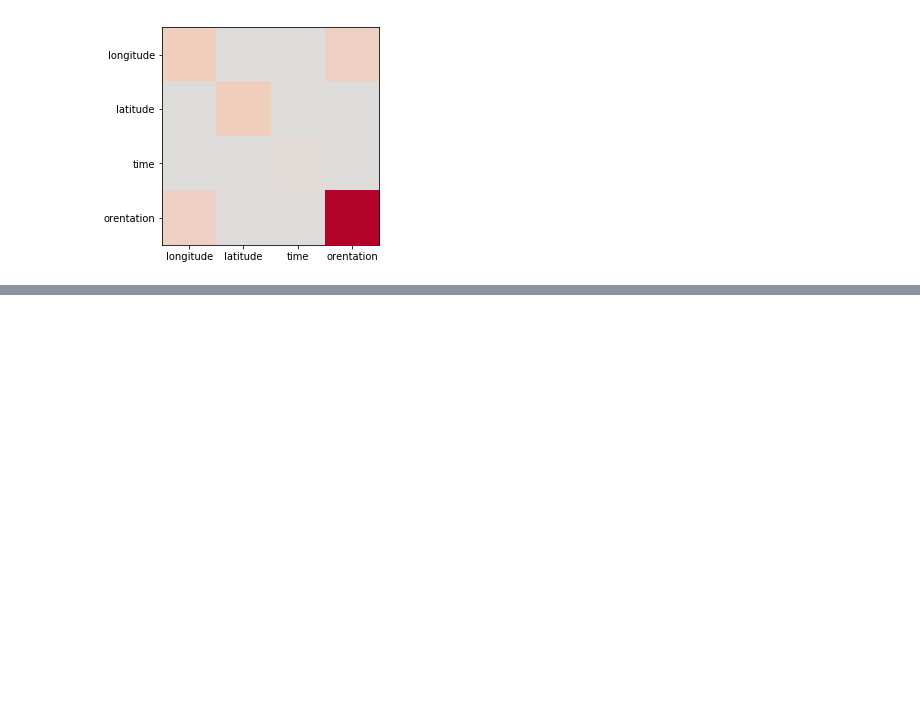
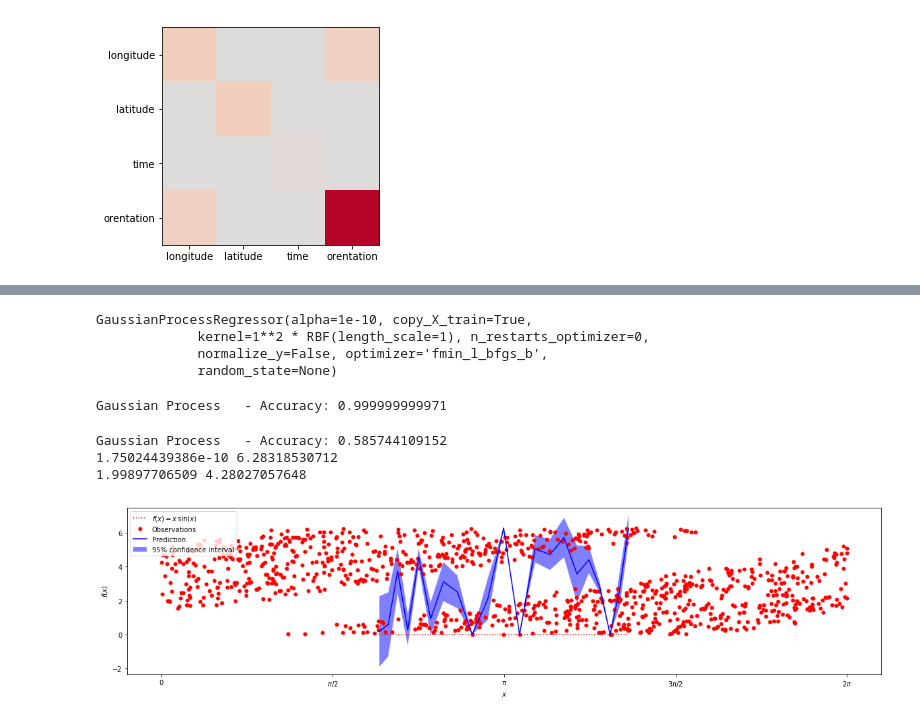
Before and after one commit to InsectRobotics/skylight, a Jupyter notebook: notebooks/pca-sun.ipynb, the cells around one changed output, grey strips where cells are left out. Saved outputs shown, nothing was run; the diff lists cells and outputs as text; code cells hidden in the pictures; blank space fills up the shorter version.

```diff
--- a/notebooks/pca-sun.ipynb
+++ b/notebooks/pca-sun.ipynb
@@ -379,0 +415,59 @@ MemoryError:
+# %%
+p = np.random.permutation(xxx.shape[0])
+x_train = xxx[p[:1000], :3]
+y_train = xxx[p[:1000], 3]
+kernel = 1.0 * RBF(length_scale=1.0, length_scale_bounds=(1e-1, 10.0))
+# kernel = 1.0 * RationalQuadratic(length_scale=1.0, alpha=0.1)
+# kernel = 1.0 * ExpSineSquared(length_scale=1.0, periodicity=3.0,
+#                               length_scale_bounds=(0.1, 10.0), periodicity_bounds=(1.0, 10.0))
+# kernel = ConstantKernel(0.1, (0.01, 10.0)) * (DotProduct(sigma_0=1.0, sigma_0_bounds=(0.0, 10.0)) ** 2)
+# kernel = 1.0 * Matern(length_scale=1.0, length_scale_bounds=(1e-1, 10.0), nu=1.5)
+
+gp = GaussianProcessRegressor(kernel=kernel)
+gp.fit(x_train, y_train)
+# %% [output]
+GaussianProcessRegressor(alpha=1e-10, copy_X_train=True,
+             kernel=1**2 * RBF(length_scale=1), n_restarts_optimizer=0,
+             normalize_y=False, optimizer='fmin_l_bfgs_b',
+             random_state=None)
+# %%
+p_gp = gp.predict(x_train)
+acc_gp = 1 - angdist(y_train, p_gp).mean() / np.pi
+print "Gaussian Process   - Accuracy:", acc_gp
+# %% [output]
+Gaussian Process   - Accuracy: 0.999999999971
+# %%
+# p_test = p[np.argsort(xxx[::360][p, 0])]
+d = 0
+x_test = xxx[:21*360:360, :3]
+y_test = xxx[:21*360:360, 3]
+
+p_gp, sigma = gp.predict(x_test, return_std=True)
+p_gp = p_gp % (2 * np.pi)
+acc_gp = 1 - angdist(y_test, p_gp).mean() / np.pi
+print "Gaussian Process   - Accuracy:", acc_gp
+print p_gp.min(), p_gp.max()
+print x_test[:, 0].min(), x_test[:, 0].max()
+# %% [output]
+Gaussian Process   - Accuracy: 0.585744109152
+1.75024439386e-10 6.28318530712
+1.99897706509 4.28027057648
+# %%
+plt.figure(1, figsize=(20, 10))
+plt.subplot(211)
+plt.plot(x_test[:, 0], y_test, 'r:', label=u'$f(x) = x\,\sin(x)$')
+plt.plot(x_train[:, 0], y_train, 'r.', markersize=10, label=u'Observations')
+plt.plot(x_test[:, 0], p_gp, 'b-', label=u'Prediction')
+plt.fill(np.concatenate([x_test[:, 0], x_test[::-1, 0]]),
+         np.concatenate([p_gp - sigma, (p_gp + sigma)[::-1]]),
+         alpha=.5, fc='b', ec='None', label='95% confidence interval')
+
+plt.xlabel('$x$')
+plt.ylabel('$f(x)$')
+# plt.ylim(0, 2 * np.pi)
+plt.xticks([0, np.pi/2, np.pi, 3*np.pi/2, 2*np.pi], ["0", u'$\pi/2$', u'$\pi$', u'$3 \pi/2$', '$2 \pi$'])
+plt.legend(loc='upper left')
+
+plt.show()
+# %% [output]
+[figure, added]
```
Also changed, not shown: parts of 13 cells of this notebook, 6 other files.
